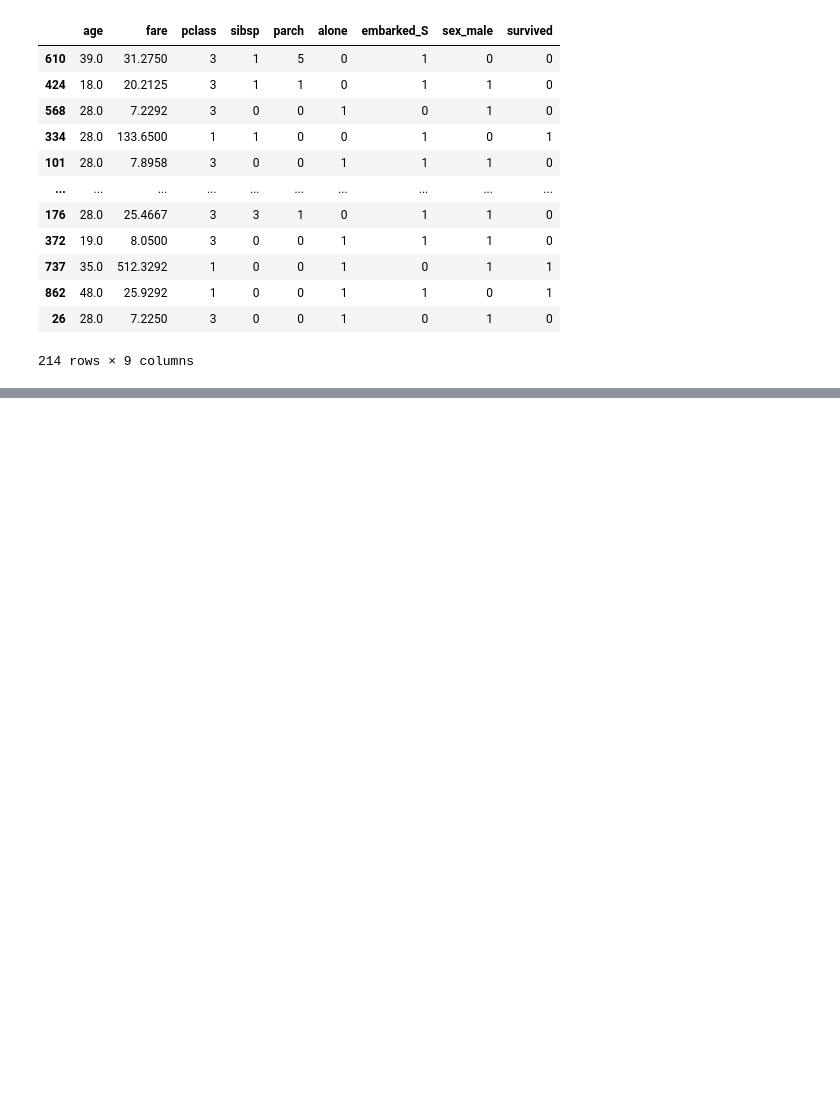
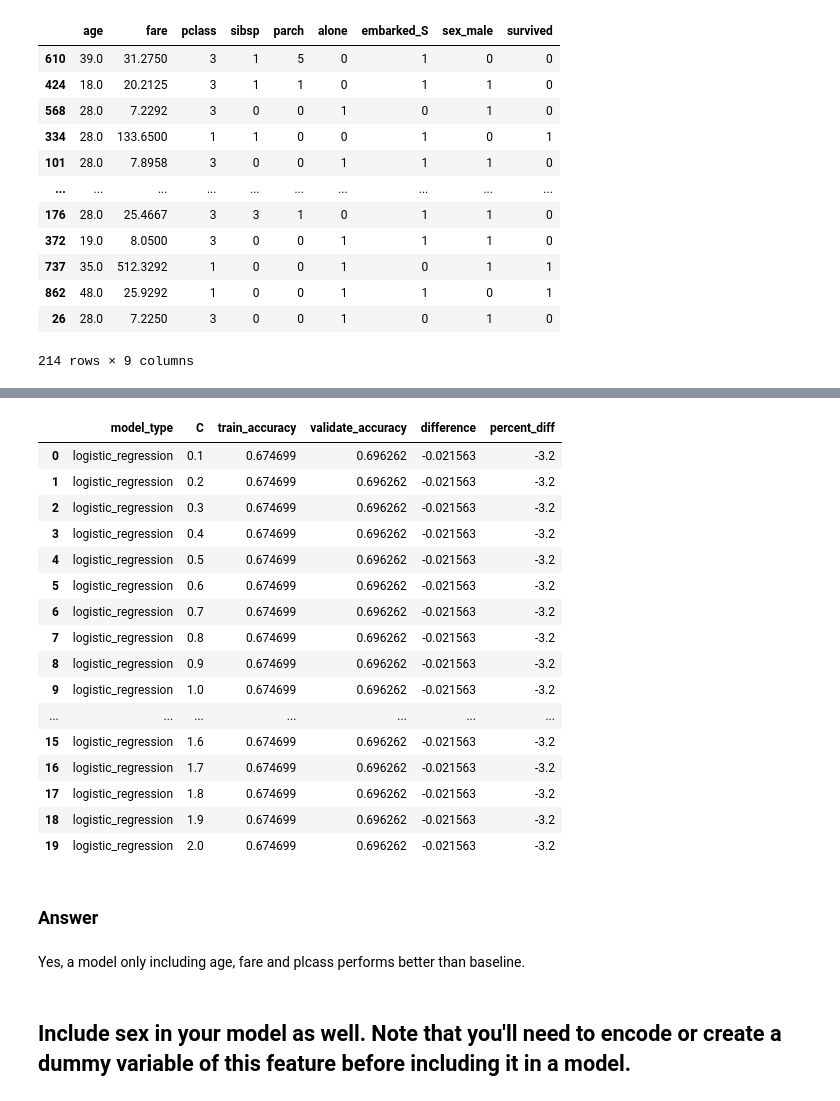
Before and after one commit to KyleTaylorGreen/classification-exercises, a Jupyter notebook: model.ipynb, the cells around one changed output, grey strips where cells are left out. Cells and saved outputs as stored; diff of their text form; code cells hidden in the pictures; blank space fills up the shorter version.

```diff
--- a/model.ipynb
+++ b/model.ipynb
@@ -430,0 +505,8 @@ result_info.by_min_smp_leaf_gtr_than(3)
+# %%
+# age_fare_plcass -> afp
+afp = ['age', 'fare', 'pclass', target_var]
+afp_train = train[afp]
+afp_validate = validate[afp]
+afp_test = test[afp]
+
+afp_train
@@ -430,0 +543,30 @@ result_info.by_min_smp_leaf_gtr_than(3)
+# %%
+results, reports = md.logistic_regression(afp_train, afp_validate,
+                                         afp_test, target_var, c=2,
+                                         solver='lbfgs')
+afp_logit = md.Results(results, reports, target_var)
+afp_logit.summary
+# %% [output]
+|  | model_type | C | train_accuracy | validate_accuracy | difference | percent_diff |
+| 0 | logistic_regression | 0.1 | 0.674699 | 0.696262 | -0.021563 | -3.2 |
+| 1 | logistic_regression | 0.2 | 0.674699 | 0.696262 | -0.021563 | -3.2 |
+| 2 | logistic_regression | 0.3 | 0.674699 | 0.696262 | -0.021563 | -3.2 |
+| 3 | logistic_regression | 0.4 | 0.674699 | 0.696262 | -0.021563 | -3.2 |
+| 4 | logistic_regression | 0.5 | 0.674699 | 0.696262 | -0.021563 | -3.2 |
+| 5 | logistic_regression | 0.6 | 0.674699 | 0.696262 | -0.021563 | -3.2 |
+| 6 | logistic_regression | 0.7 | 0.674699 | 0.696262 | -0.021563 | -3.2 |
+| 7 | logistic_regression | 0.8 | 0.674699 | 0.696262 | -0.021563 | -3.2 |
+| 8 | logistic_regression | 0.9 | 0.674699 | 0.696262 | -0.021563 | -3.2 |
+| 9 | logistic_regression | 1.0 | 0.674699 | 0.696262 | -0.021563 | -3.2 |
+| ... | ... | ... | ... | ... | ... | ... |
+| 15 | logistic_regression | 1.6 | 0.674699 | 0.696262 | -0.021563 | -3.2 |
+| 16 | logistic_regression | 1.7 | 0.674699 | 0.696262 | -0.021563 | -3.2 |
+| 17 | logistic_regression | 1.8 | 0.674699 | 0.696262 | -0.021563 | -3.2 |
+| 18 | logistic_regression | 1.9 | 0.674699 | 0.696262 | -0.021563 | -3.2 |
+| 19 | logistic_regression | 2.0 | 0.674699 | 0.696262 | -0.021563 | -3.2 |
+# %% [markdown]
+### Answer
+# %% [markdown]
+Yes, a model only including age, fare and plcass performs better than baseline.
+# %% [markdown]
+## Include sex in your model as well. Note that you'll need to encode or create a dummy variable of this feature before including it in a model.
```
Also changed, not shown: parts of 115 cells of this notebook, 3 other files.
